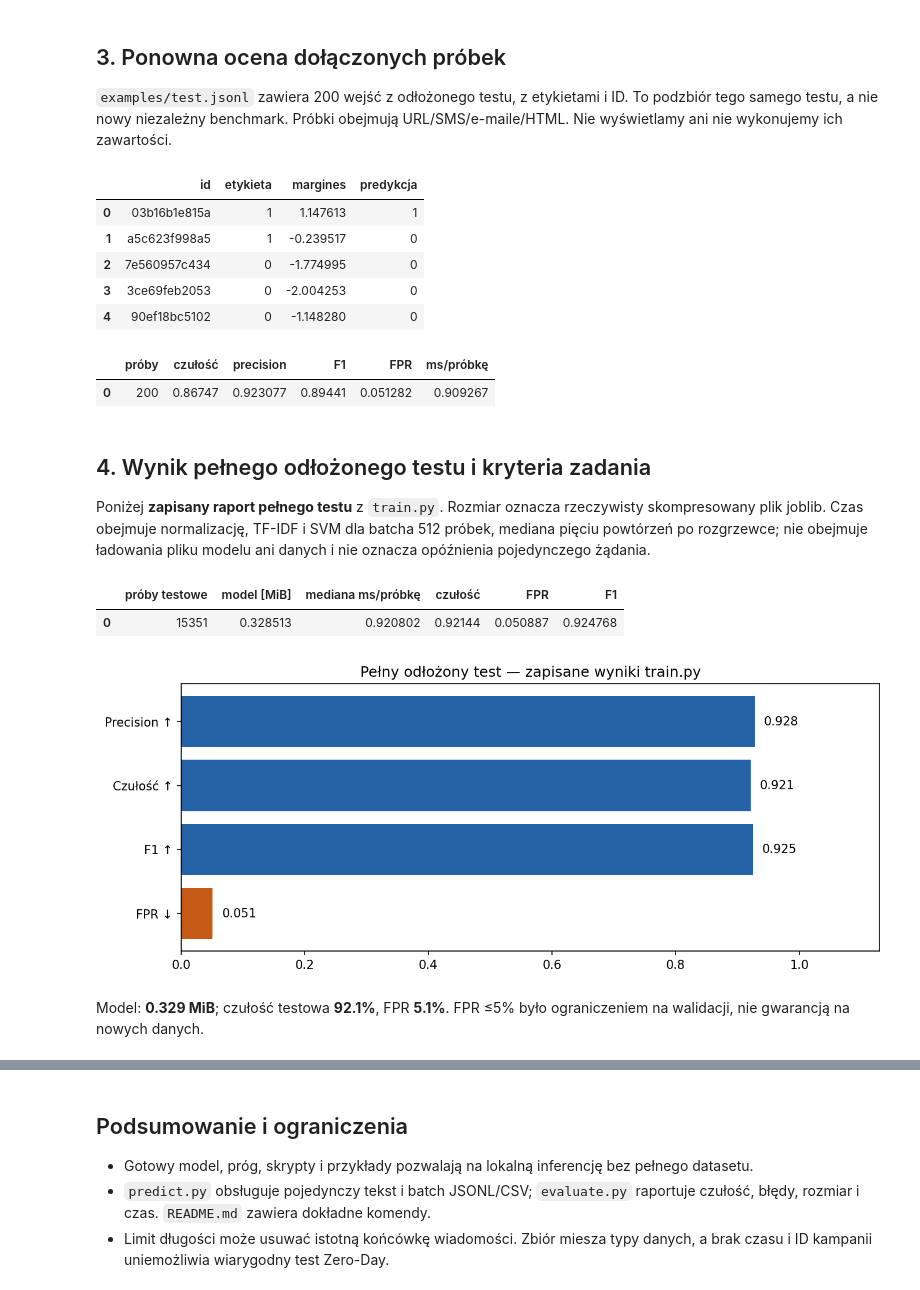
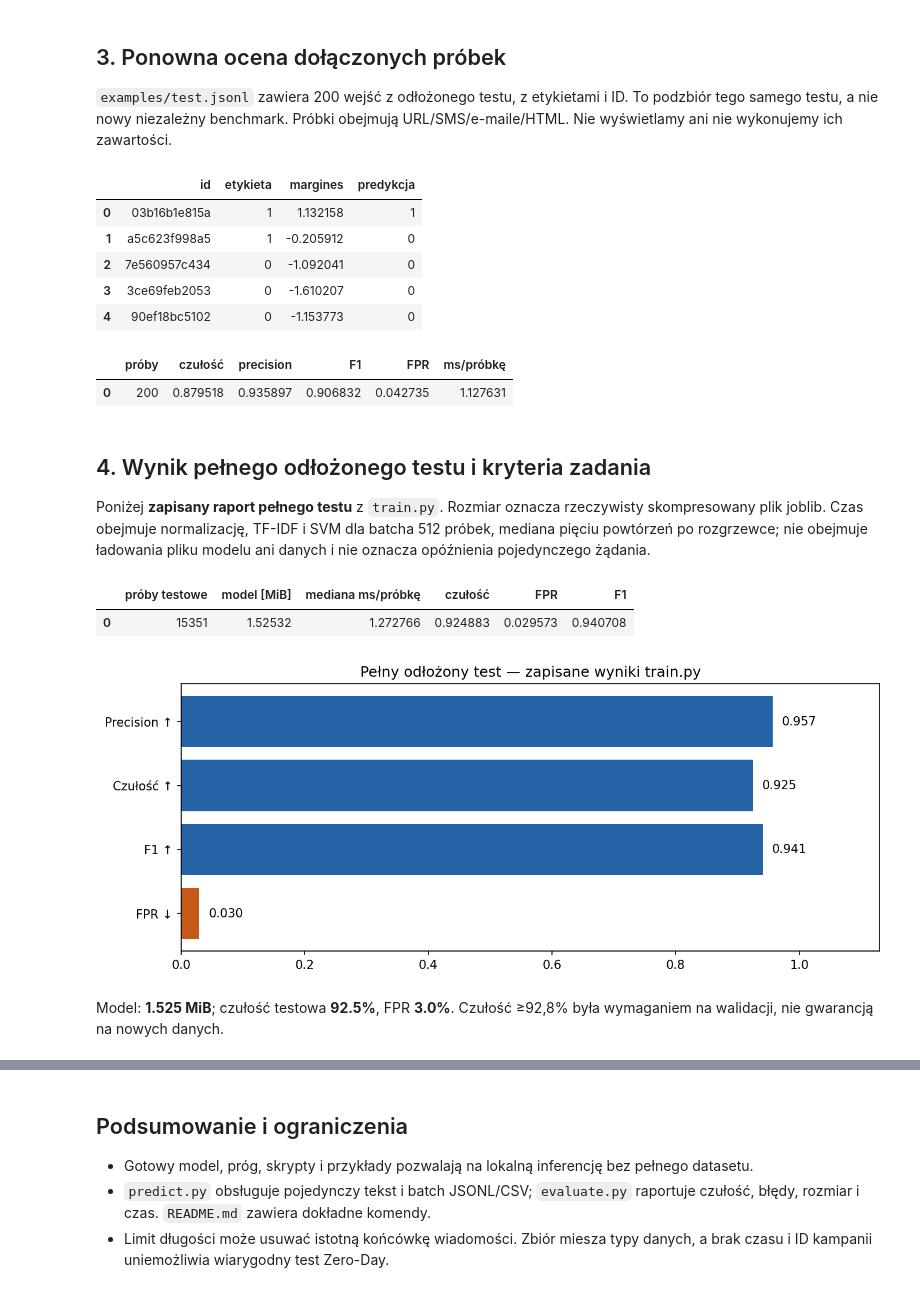
Before and after one commit to nikpan1/phishing-detector, a Jupyter notebook: src/notebooks/training.ipynb, the cells around one changed output, grey strips where cells are left out. Cells and saved outputs as stored; diff of their text form; code cells hidden in the pictures.

```diff
--- a/src/notebooks/training.ipynb
+++ b/src/notebooks/training.ipynb
@@ -34,7 +34,7 @@ RUN_DIR = SRC
 if RETRAIN:
     from train import train_model
     RUN_DIR = SRC / 'experiments' / 'notebook-retrain'
-    train_model(data_dir=SRC.parent / 'data', output_dir=RUN_DIR, max_fpr=0.05)
+    train_model(data_dir=SRC.parent / 'data', output_dir=RUN_DIR, min_recall=0.928)
 MODEL = RUN_DIR / 'models' / 'pipeline.joblib'
 metadata = json.loads((MODEL.parent / 'metadata.json').read_text())
 bundle = load_model(MODEL)
@@ -68,7 +68,7 @@ import matplotlib.pyplot as plt
 from matplotlib.patches import FancyBboxPatch
 fig, ax = plt.subplots(figsize=(12, 2.8))
 ax.set(xlim=(0, 12), ylim=(0, 2)); ax.axis('off')
-steps = ['Tekst / URL\nNormalizacja', 'TF-IDF znakowe\n3–5-gramy',
+steps = ['Tekst / URL\nNormalizacja', 'TF-IDF znaki + słowa\n60k + 30k cech',
          'Liniowy SVM\nMargines', 'Próg z walidacji\n0 benign / 1 phishing']
 for i, step in enumerate(steps):
     ax.add_patch(FancyBboxPatch((3*i+.15, .5), 2.5, 1, boxstyle='round,pad=0.08',
@@ -107,13 +107,13 @@ display(pd.DataFrame([{'próby': sample_report['samples'],
                        'ms/próbkę': sample_report['timing']['median_ms_per_sample']}]))
 # %% [output]
 |  | id | etykieta | margines | predykcja |
-| 0 | 03b16b1e815a | 1 | 1.147613 | 1 |
-| 1 | a5c623f998a5 | 1 | -0.239517 | 0 |
-| 2 | 7e560957c434 | 0 | -1.774995 | 0 |
-| 3 | 3ce69feb2053 | 0 | -2.004253 | 0 |
-| 4 | 90ef18bc5102 | 0 | -1.148280 | 0 |
+| 0 | 03b16b1e815a | 1 | 1.132158 | 1 |
+| 1 | a5c623f998a5 | 1 | -0.205912 | 0 |
+| 2 | 7e560957c434 | 0 | -1.092041 | 0 |
+| 3 | 3ce69feb2053 | 0 | -1.610207 | 0 |
+| 4 | 90ef18bc5102 | 0 | -1.153773 | 0 |
 |  | próby | czułość | precision | F1 | FPR | ms/próbkę |
-| 0 | 200 | 0.86747 | 0.923077 | 0.89441 | 0.051282 | 0.909267 |
+| 0 | 200 | 0.879518 | 0.935897 | 0.906832 | 0.042735 | 1.127631 |
 # %% [markdown]
 ## 4. Wynik pełnego odłożonego testu i kryteria zadania
 
@@ -124,24 +124,24 @@ modelu ani danych i nie oznacza opóźnienia pojedynczego żądania.
 # %%
 full = json.loads((RUN_DIR / 'reports' / 'test_metrics.json').read_text())
 assert full['model_sha256'] == metadata['model_sha256']
 assert full['samples'] == metadata['split_info']['splits']['test']['samples']
 display(pd.DataFrame([{'próby testowe': full['samples'], 'model [MiB]': full['model_mib'],
                        'mediana ms/próbkę': full['timing']['median_ms_per_sample'],
                        'czułość': full['recall'], 'FPR': full['fpr'], 'F1': full['f1']}]))
 fig, ax = plt.subplots(figsize=(9, 3.6), layout='constrained')
 keys = ['precision', 'recall', 'f1', 'fpr']
 values = [full[k] for k in keys]
 ax.barh(['Precision ↑', 'Czułość ↑', 'F1 ↑', 'FPR ↓'], values,
         color=['#2563a6']*3+['#c45a15'])
 ax.invert_yaxis(); ax.set_xlim(0, 1.13)
 ax.set_title('Pełny odłożony test — zapisane wyniki train.py')
 for i, value in enumerate(values): ax.text(value+.015, i, f'{value:.3f}', va='center')
 show(fig)
 display(Markdown(f"Model: **{full['model_mib']:.3f} MiB**; czułość testowa "
                  f"**{full['recall']:.1%}**, FPR **{full['fpr']:.1%}**. "
-                 f"FPR ≤5% było ograniczeniem na walidacji, nie gwarancją na nowych danych."))
+                 f"Czułość ≥92,8% była wymaganiem na walidacji, nie gwarancją na nowych danych."))
 # %% [output]
 |  | próby testowe | model [MiB] | mediana ms/próbkę | czułość | FPR | F1 |
-| 0 | 15351 | 0.328513 | 0.920802 | 0.92144 | 0.050887 | 0.924768 |
+| 0 | 15351 | 1.52532 | 1.272766 | 0.924883 | 0.029573 | 0.940708 |
-[figure, old version]
+[figure, new version]
-Model: **0.329 MiB**; czułość testowa **92.1%**, FPR **5.1%**. FPR ≤5% było ograniczeniem na walidacji, nie gwarancją na nowych danych.
+Model: **1.525 MiB**; czułość testowa **92.5%**, FPR **3.0%**. Czułość ≥92,8% była wymaganiem na walidacji, nie gwarancją na nowych danych.
```
Also changed, not shown: parts of 6 cells of this notebook, 17 other files.
